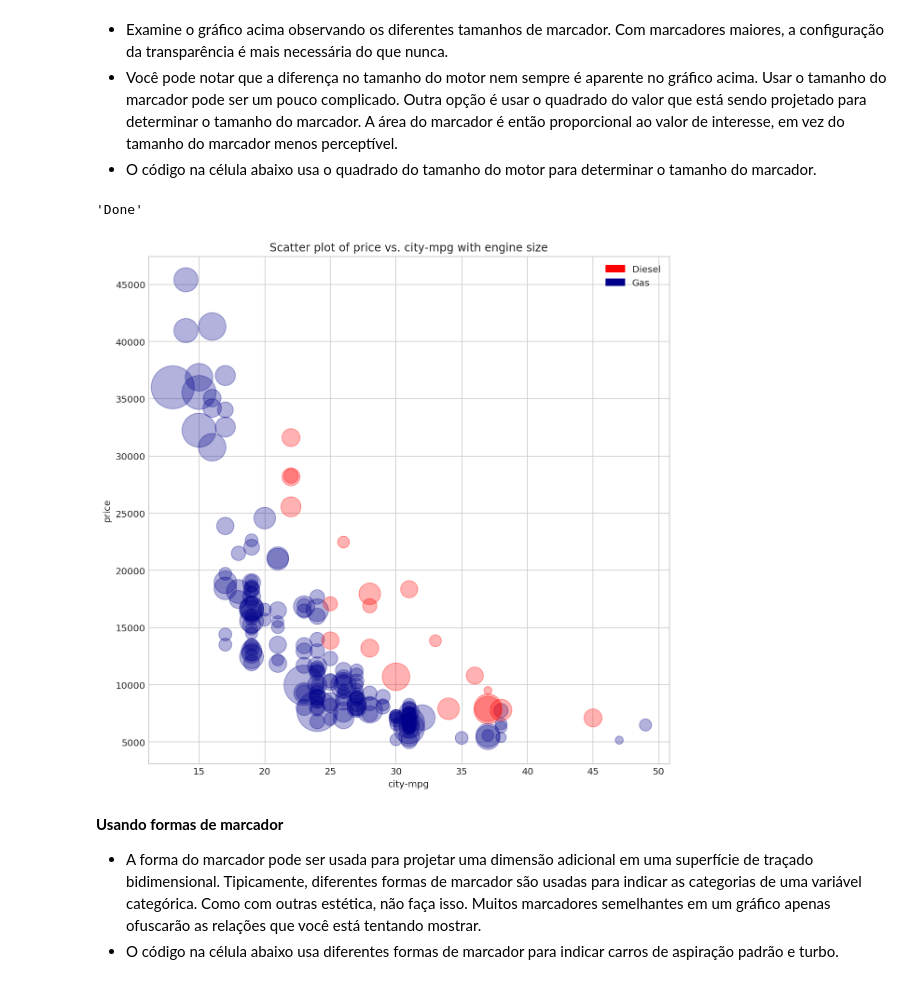
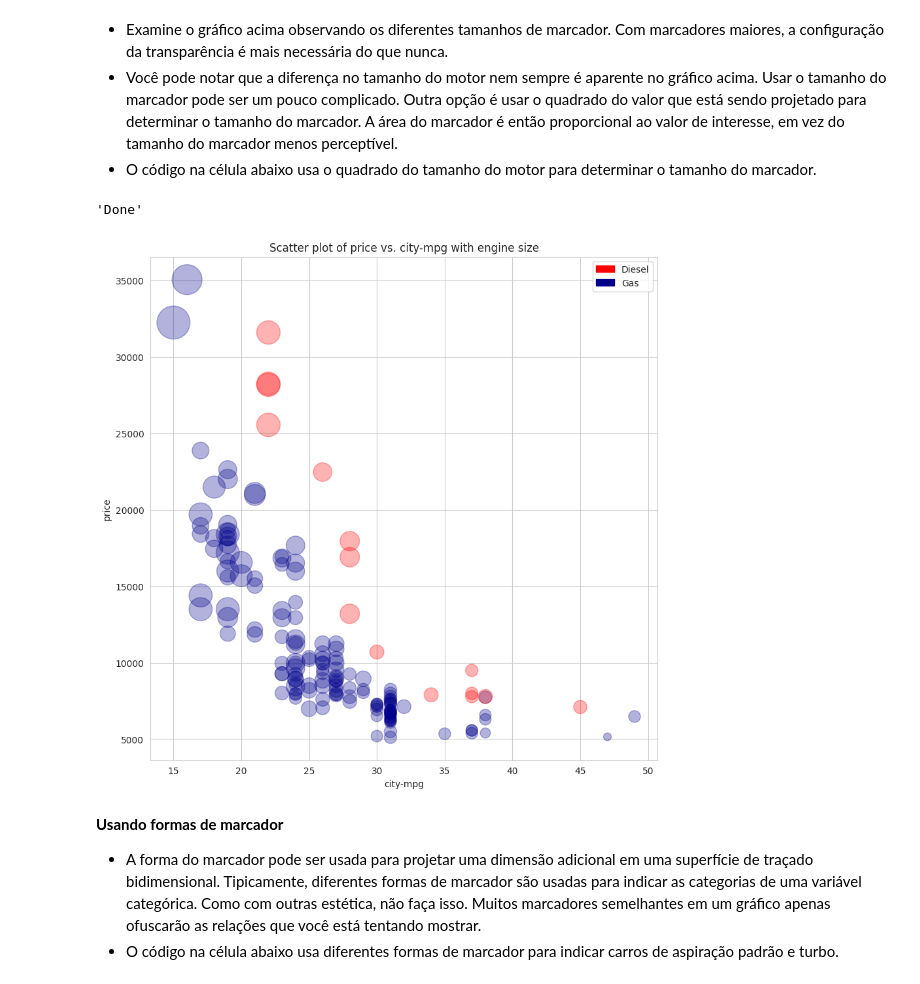
Before and after one commit to neylemkeunesp/CienciadosDados2024, a Jupyter notebook: Aula13/Aula13.ipynb, the cells around one changed output. Saved outputs shown, nothing was run; the diff lists cells and outputs as text; code cells hidden in the pictures.

```diff
--- a/Aula13/Aula13.ipynb
+++ b/Aula13/Aula13.ipynb
@@ -288,29 +288,29 @@ ValueError: ignored
 # %%
 def auto_size_2(df, plot_cols):
     import matplotlib.pyplot as plt
     import matplotlib.patches as mpatches
     for col in plot_cols:
         fig = plt.figure(figsize=(10, 10))
         ax = fig.gca()
-        temp1 = df.ix[df['fuel-type'] == 'gas']
-        temp2 = df.ix[df['fuel-type'] == 'diesel']
+        temp1 = df[df['fuel-type'] == 'gas']
+        temp2 = df[df['fuel-type'] == 'diesel']
         if temp1.shape[0] > 0:
             temp1.plot(kind = 'scatter', x = col, y = 'price' ,
-                           ax = ax, color = 'DarkBlue', s= .02 * auto_prices['engine-size'] * auto_prices['engine-size'],
+                           ax = ax, color = 'DarkBlue', s= .02 * temp1['engine-size'] * temp1['engine-size'],
                        alpha = 0.3)
         if temp2.shape[0] > 0:
             temp2.plot(kind = 'scatter', x = col, y = 'price' ,
-                           ax = ax, color = 'Red', s= .02 * auto_prices['engine-size']  * auto_prices['engine-size'],
+                           ax = ax, color = 'Red', s= .02 * temp2['engine-size']  * temp2['engine-size'],
                        alpha = 0.3)
     ax.set_title('Scatter plot of price vs. ' + col + ' with engine size')
     red_patch = mpatches.Patch(color='Red', label='Diesel')
     blue_patch = mpatches.Patch(color='DarkBlue', label='Gas')
     plt.legend(handles=[red_patch, blue_patch])
     return 'Done'
 auto_size_2(auto_prices, ['city-mpg'])
 # %% [output]
 'Done'
-[figure, old version]
+[figure, new version]
 # %% [markdown]
 **Usando formas de marcador**
 - A forma do marcador pode ser usada para projetar uma dimensão adicional em uma superfície de traçado bidimensional. Tipicamente, diferentes formas de marcador são usadas para indicar as categorias de uma variável categórica. Como com outras estética, não faça isso. Muitos marcadores semelhantes em um gráfico apenas ofuscarão as relações que você está tentando mostrar.
```
Also changed, not shown: parts of 1 cell of this notebook.
